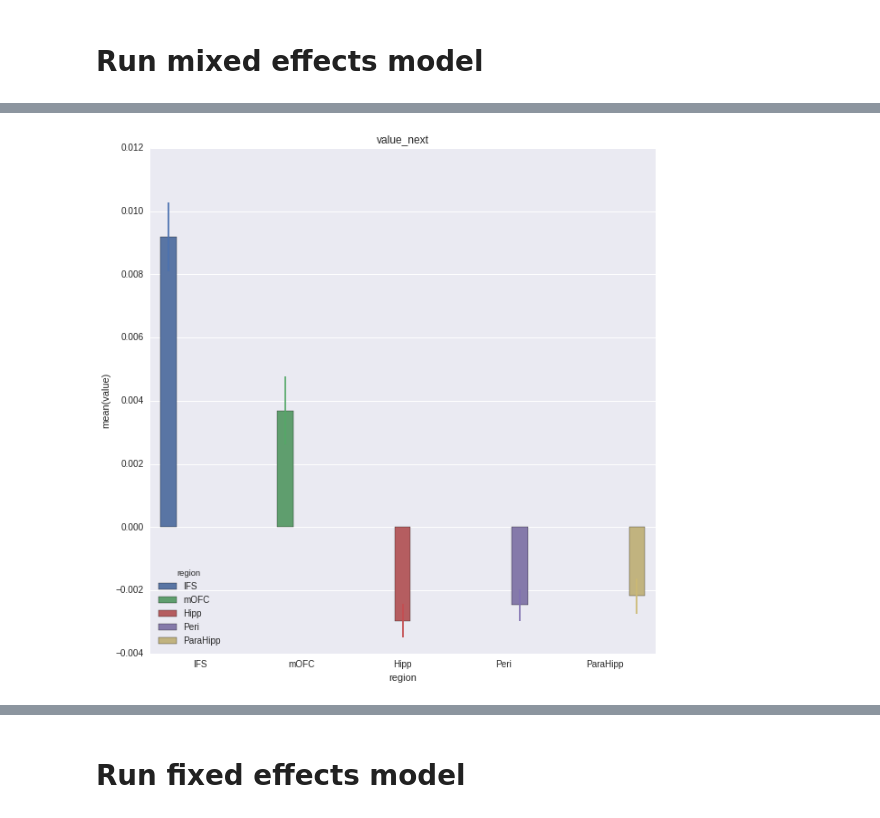
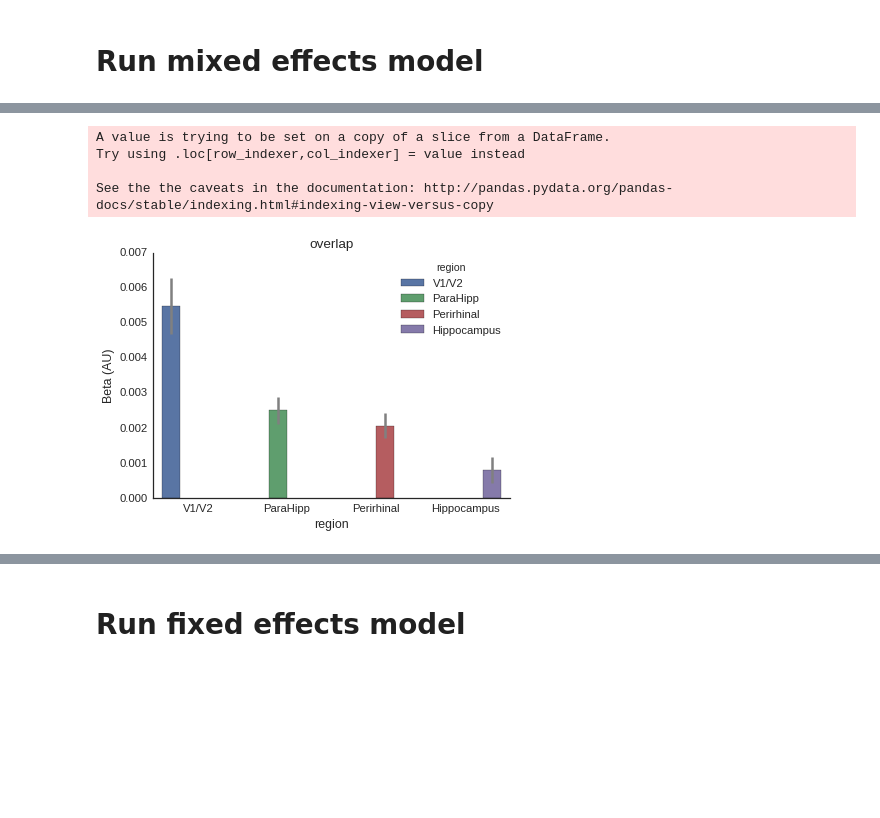
Before and after one commit to iancballard/fd_fmri, a Jupyter notebook: RSA_LDc.ipynb, the cells around one changed output, grey strips where cells are left out. Saved outputs shown, nothing was run; the diff lists cells and outputs as text; code cells hidden in the pictures; blank space fills up the shorter version.

Commit message:
updated figures

```diff
--- a/RSA_LDc.ipynb
+++ b/RSA_LDc.ipynb
@@ -836,0 +948,15 @@ model_str = '+'.join(model_str)
+# %%
+e = mixedfx.bse_fe['mask[T.para_sim]:overlap']
+print 't',mixedfx.tvalues['mask[T.para_sim]:overlap']
+print 'pe',mixedfx.params['mask[T.para_sim]:overlap']
+print 'dz',mixedfx.params['mask[T.para_sim]:overlap']/(e * np.sqrt(len(subs)))
+print 'p',mixedfx.pvalues['mask[T.para_sim]:overlap']
+print mixedfx.conf_int().loc['mask[T.para_sim]:overlap']
+print
+
+e = mixedfx.bse_fe['mask[T.para_sim]:identity']
+print 't',mixedfx.tvalues['mask[T.para_sim]:identity']
+print 'pe',mixedfx.params['mask[T.para_sim]:identity']
+print 'dz',mixedfx.params['mask[T.para_sim]:identity']/(e * np.sqrt(len(subs)))
+print 'p',mixedfx.pvalues['mask[T.para_sim]:identity']
+print mixedfx.conf_int().loc['mask[T.para_sim]:identity']
@@ -836,0 +981,5 @@ model_str = '+'.join(model_str)
+# %%
+out_f= '/home/iballard/fd/hipp_para_RSA.pkl'
+pkl_file = open(out_f, 'rb')
+mixedfx = pickle.load(pkl_file)
+mixedfx.summary()
@@ -875,5 +1056,6 @@ model = model.set_index('mask')
 # %%
-reg_map = {'hipp':'Hipp','para_sim':'ParaHipp', 'peri_sim':'Peri','yeo17_ifs':'IFS','mOFC_fill_sim':'mOFC'}
+reg_map = {'hipp':'Hippocampus','para_sim':'ParaHipp', 'peri_sim':'Perirhinal','yeo17_ifs':'IFS',
+           'mOFC_fill_sim':'mOFC', 'V1_V2': 'V1/V2'}
 res = {'region':[],'value':[],'predictor':[],'sem':[]}
 value_vars=['identity','response','valence','value_next','pe','overlap']
 err = []
@@ -896,13 +1078,32 @@ res = pd.DataFrame(res)
 pred_res = res.set_index('predictor')
 # %%
 sns.set(rc={"figure.figsize": (10, 10)})
-cond = 'value_next'
+cond = 'overlap'
 plot_res = pred_res.loc[cond]
+
+sns.set_context('paper',font_scale = 1.4)
+sns.set_style("white")
+
+#sort dataframe
+roi_plotting_order = ['V1/V2','ParaHipp','Perirhinal','Hippocampus']
+plot_res['region'] = pd.Categorical(plot_res['region'],roi_plotting_order)
+plot_res = plot_res.sort('region')
+
+
+sns.barplot(x='region',y='value',hue = 'region',data = plot_res,
+            **{'yerr':plot_res['sem'],
+            'error_kw':dict(ecolor='grey', lw=2.5)})
 plt.title(cond)
-sns.barplot(x='region',y='value',hue = 'region',data = plot_res, **{'yerr':plot_res['sem']})
-plt.savefig('/home/iballard/Dropbox/fd/figs/lab_meeting/mfx_' + cond +'.png')
+plt.ylabel('Beta (AU)')
+sns.set(font="Times New Roman")
+sns.despine()
+# plt.savefig('/home/iballard/Dropbox/fd/figs/committee_meeting/mfx_' + cond +'.png', dpi = 300)
 # %% [output]
+A value is trying to be set on a copy of a slice from a DataFrame.
+Try using .loc[row_indexer,col_indexer] = value instead
+
+See the the caveats in the documentation: http://pandas.pydata.org/pandas-docs/stable/indexing.html#indexing-view-versus-copy
-[figure, old version]
+[figure, new version]
 # %%
 def errplot(x, y, yerr, **kwargs):
     ax = plt.gca()
```
Also changed, not shown: parts of 41 cells of this notebook.
